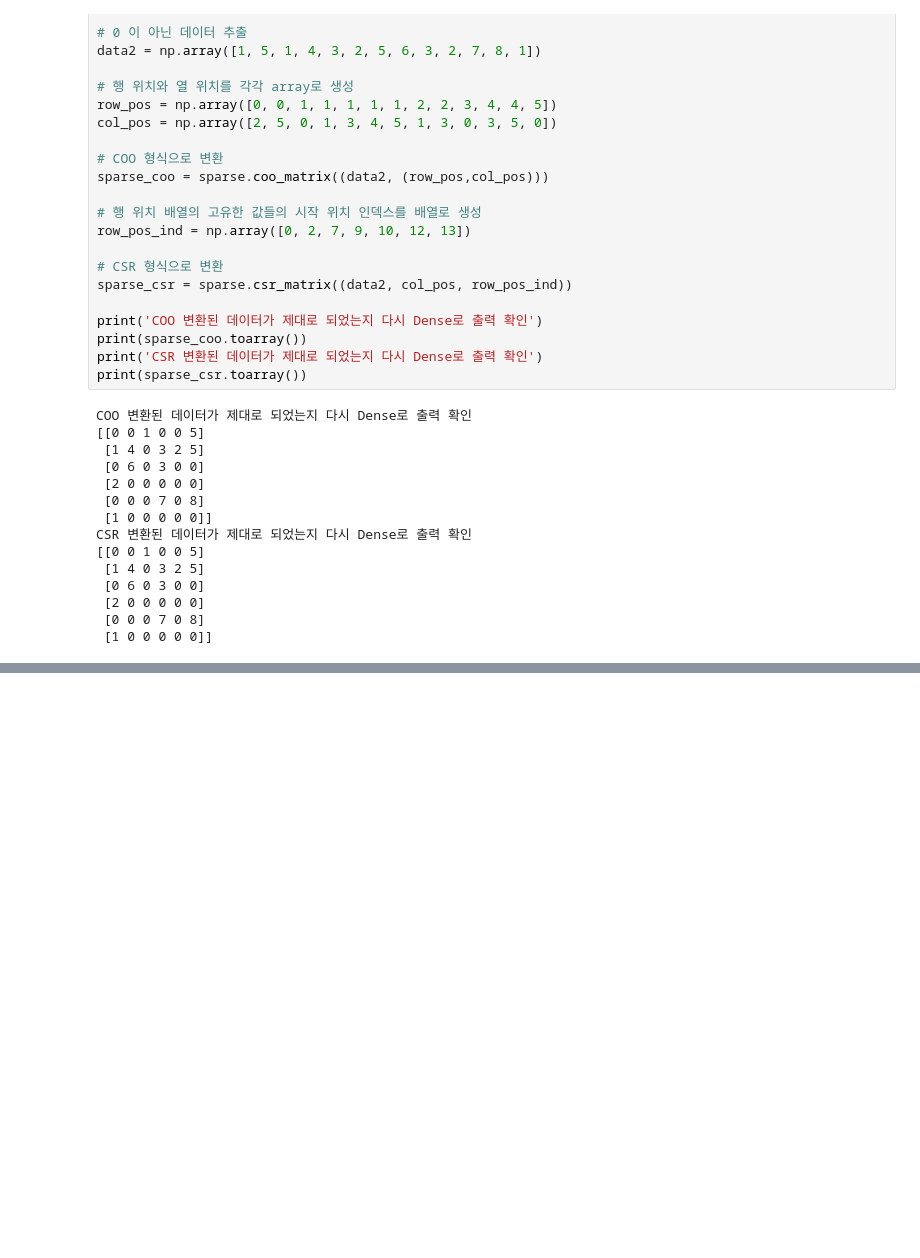
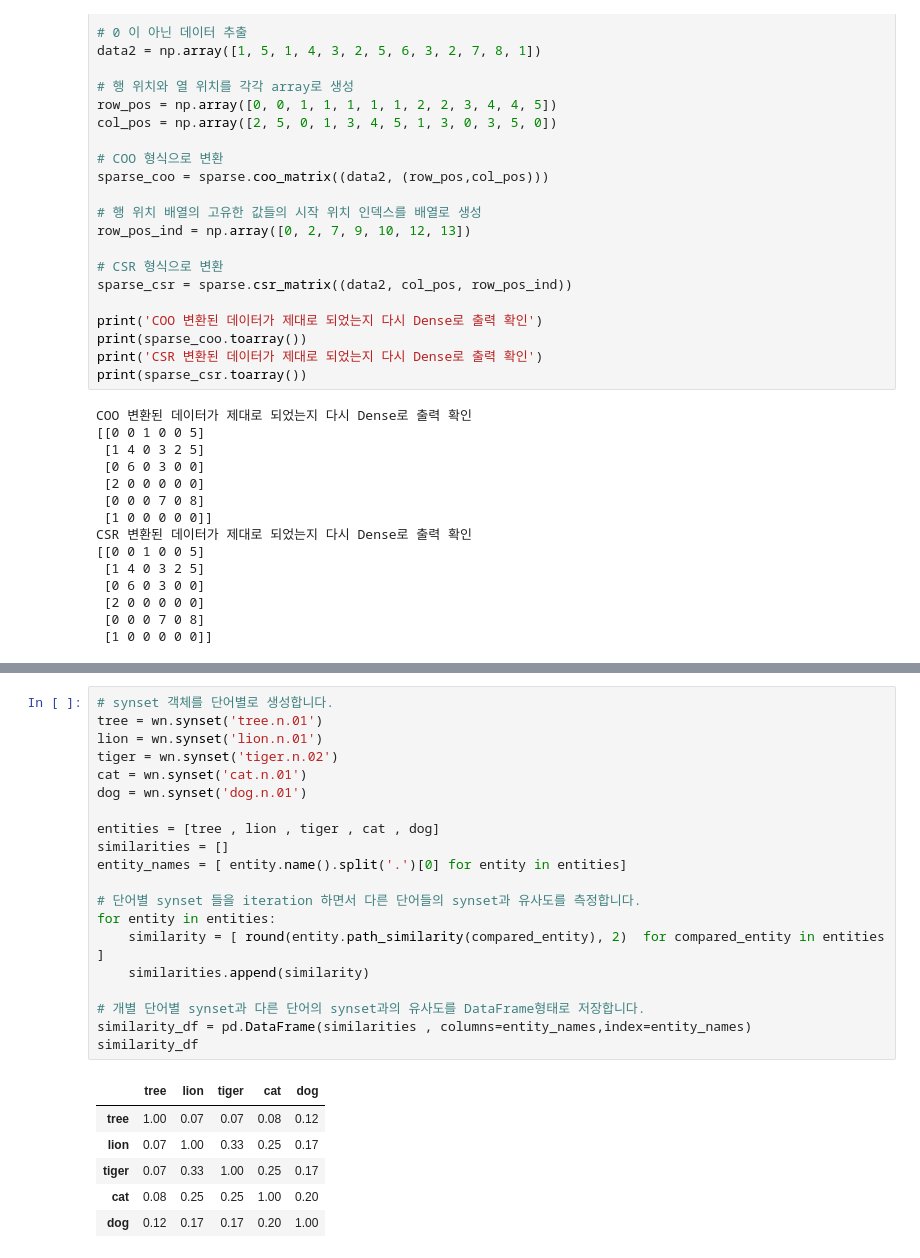
Before and after one commit to sum-k/data_analysis_study, a Jupyter notebook: machine learning/Chapter 8. 텍스트 분석.ipynb, the cells around one changed output, grey strips where cells are left out. Drawn from its saved outputs; the diff is of its cells as text; blank space fills up the shorter version.

```diff
--- a/machine learning/Chapter 8. 텍스트 분석.ipynb
+++ b/machine learning/Chapter 8. 텍스트 분석.ipynb
@@ -327,0 +693,27 @@ CSR 변환된 데이터가 제대로 되었는지 다시 Dense로 출력 확인
+# %%
+# synset 객체를 단어별로 생성합니다.
+tree = wn.synset('tree.n.01')
+lion = wn.synset('lion.n.01')
+tiger = wn.synset('tiger.n.02')
+cat = wn.synset('cat.n.01')
+dog = wn.synset('dog.n.01')
+
+entities = [tree , lion , tiger , cat , dog]
+similarities = []
+entity_names = [ entity.name().split('.')[0] for entity in entities]
+
+# 단어별 synset 들을 iteration 하면서 다른 단어들의 synset과 유사도를 측정합니다.
+for entity in entities:
+    similarity = [ round(entity.path_similarity(compared_entity), 2)  for compared_entity in entities ]
+    similarities.append(similarity)
+
+# 개별 단어별 synset과 다른 단어의 synset과의 유사도를 DataFrame형태로 저장합니다.
+similarity_df = pd.DataFrame(similarities , columns=entity_names,index=entity_names)
+similarity_df
+# %% [output]
+|  | tree | lion | tiger | cat | dog |
+| tree | 1.00 | 0.07 | 0.07 | 0.08 | 0.12 |
+| lion | 0.07 | 1.00 | 0.33 | 0.25 | 0.17 |
+| tiger | 0.07 | 0.33 | 1.00 | 0.25 | 0.17 |
+| cat | 0.08 | 0.25 | 0.25 | 1.00 | 0.20 |
+| dog | 0.12 | 0.17 | 0.17 | 0.20 | 1.00 |
```
Also changed, not shown: parts of 74 cells of this notebook.
